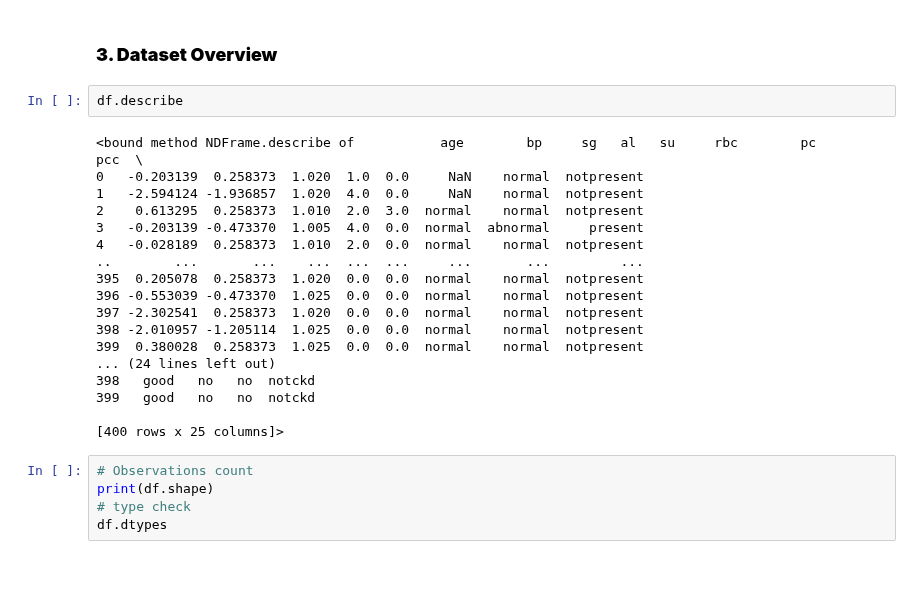
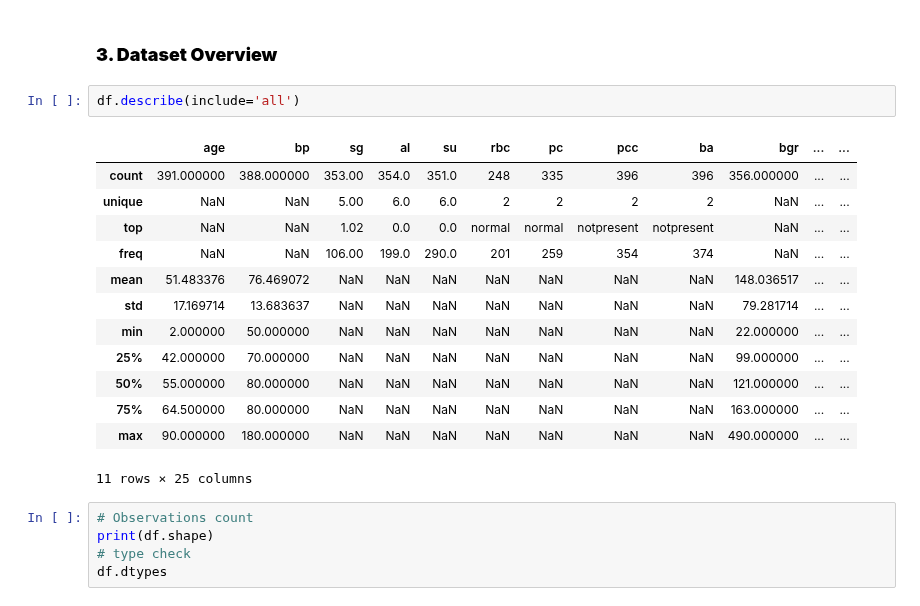
Before and after one commit to Barkesty/Project-Chronic-Kidney-Disease-Classification-Challenge, a Jupyter notebook: project.ipynb, the cells around one changed output. Saved outputs shown, nothing was run; the diff lists cells and outputs as text; blank space fills up the shorter version.

```diff
--- a/project.ipynb
+++ b/project.ipynb
@@ -146,25 +131,21 @@ df.head(2)
 # %% [markdown]
 ### **3. Dataset Overview**
 # %%
-df.describe
+df.describe(include='all')
 # %% [output]
+|  | age | bp | sg | al | su | rbc | pc | pcc | ba | bgr | ... | ... |
+| count | 391.000000 | 388.000000 | 353.00 | 354.0 | 351.0 | 248 | 335 | 396 | 396 | 356.000000 | ... | ... |
+| unique | NaN | NaN | 5.00 | 6.0 | 6.0 | 2 | 2 | 2 | 2 | NaN | ... | ... |
+| top | NaN | NaN | 1.02 | 0.0 | 0.0 | normal | normal | notpresent | notpresent | NaN | ... | ... |
+| freq | NaN | NaN | 106.00 | 199.0 | 290.0 | 201 | 259 | 354 | 374 | NaN | ... | ... |
+| mean | 51.483376 | 76.469072 | NaN | NaN | NaN | NaN | NaN | NaN | NaN | 148.036517 | ... | ... |
+| std | 17.169714 | 13.683637 | NaN | NaN | NaN | NaN | NaN | NaN | NaN | 79.281714 | ... | ... |
+| min | 2.000000 | 50.000000 | NaN | NaN | NaN | NaN | NaN | NaN | NaN | 22.000000 | ... | ... |
+| 25% | 42.000000 | 70.000000 | NaN | NaN | NaN | NaN | NaN | NaN | NaN | 99.000000 | ... | ... |
+| 50% | 55.000000 | 80.000000 | NaN | NaN | NaN | NaN | NaN | NaN | NaN | 121.000000 | ... | ... |
+| 75% | 64.500000 | 80.000000 | NaN | NaN | NaN | NaN | NaN | NaN | NaN | 163.000000 | ... | ... |
+| max | 90.000000 | 180.000000 | NaN | NaN | NaN | NaN | NaN | NaN | NaN | 490.000000 | ... | ... |
-<bound method NDFrame.describe of           age        bp     sg   al   su     rbc        pc         pcc  \
-0   -0.203139  0.258373  1.020  1.0  0.0     NaN    normal  notpresent
-1   -2.594124 -1.936857  1.020  4.0  0.0     NaN    normal  notpresent
-2    0.613295  0.258373  1.010  2.0  3.0  normal    normal  notpresent
-3   -0.203139 -0.473370  1.005  4.0  0.0  normal  abnormal     present
-4   -0.028189  0.258373  1.010  2.0  0.0  normal    normal  notpresent
-..        ...       ...    ...  ...  ...     ...       ...         ...
-395  0.205078  0.258373  1.020  0.0  0.0  normal    normal  notpresent
-396 -0.553039 -0.473370  1.025  0.0  0.0  normal    normal  notpresent
-397 -2.302541  0.258373  1.020  0.0  0.0  normal    normal  notpresent
-398 -2.010957 -1.205114  1.025  0.0  0.0  normal    normal  notpresent
-399  0.380028  0.258373  1.025  0.0  0.0  normal    normal  notpresent
-... (24 lines left out)
-398   good   no   no  notckd
-399   good   no   no  notckd
-
-[400 rows x 25 columns]>
+11 rows × 25 columns
 # %%
 # Observations count
 print(df.shape)
```
Also changed, not shown: parts of 19 cells of this notebook.
